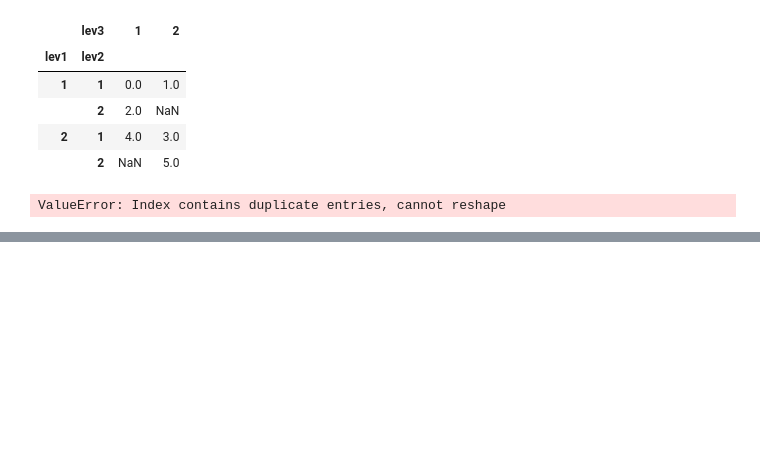
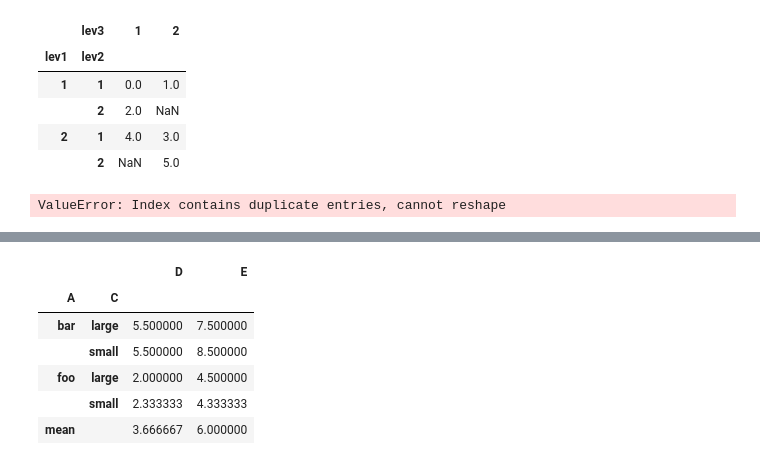
Before and after one commit to limyj0708/fastpages, a Jupyter notebook: _notebooks/2021-11-05-pandas_cheatsheet.ipynb, the cells around one changed output, grey strips where cells are left out. Drawn from its saved outputs; the diff is of its cells as text; code cells hidden in the pictures; blank space fills up the shorter version.

```diff
--- a/_notebooks/2021-11-05-pandas_cheatsheet.ipynb
+++ b/_notebooks/2021-11-05-pandas_cheatsheet.ipynb
@@ -1123,0 +1198,16 @@ ValueError: Index contains duplicate entries, cannot reshape
+# %%
+table = pd.pivot_table(df, values=['D', 'E'], index=['A', 'C'],
+                    aggfunc={'D': np.mean,
+                             'E': np.mean},
+                    margins=True, margins_name="mean")
+table # Values에 적용된 집계함수를 컬럼 전체에 적용한 행을 추가한다.
+# 한 Value에 집계함수를 하나만 사용했을 때 적용 가능.
+# margins_name을 지정하지 않으면 기본적으로 행 Index 이름은 All이 된다.
+# %% [output]
+|  |  | D | E |
+| A | C |  |  |
+| bar | large | 5.500000 | 7.500000 |
+|  | small | 5.500000 | 8.500000 |
+| foo | large | 2.000000 | 4.500000 |
+|  | small | 2.333333 | 4.333333 |
+| mean |  | 3.666667 | 6.000000 |
```
Also changed, not shown: parts of 24 cells of this notebook.
